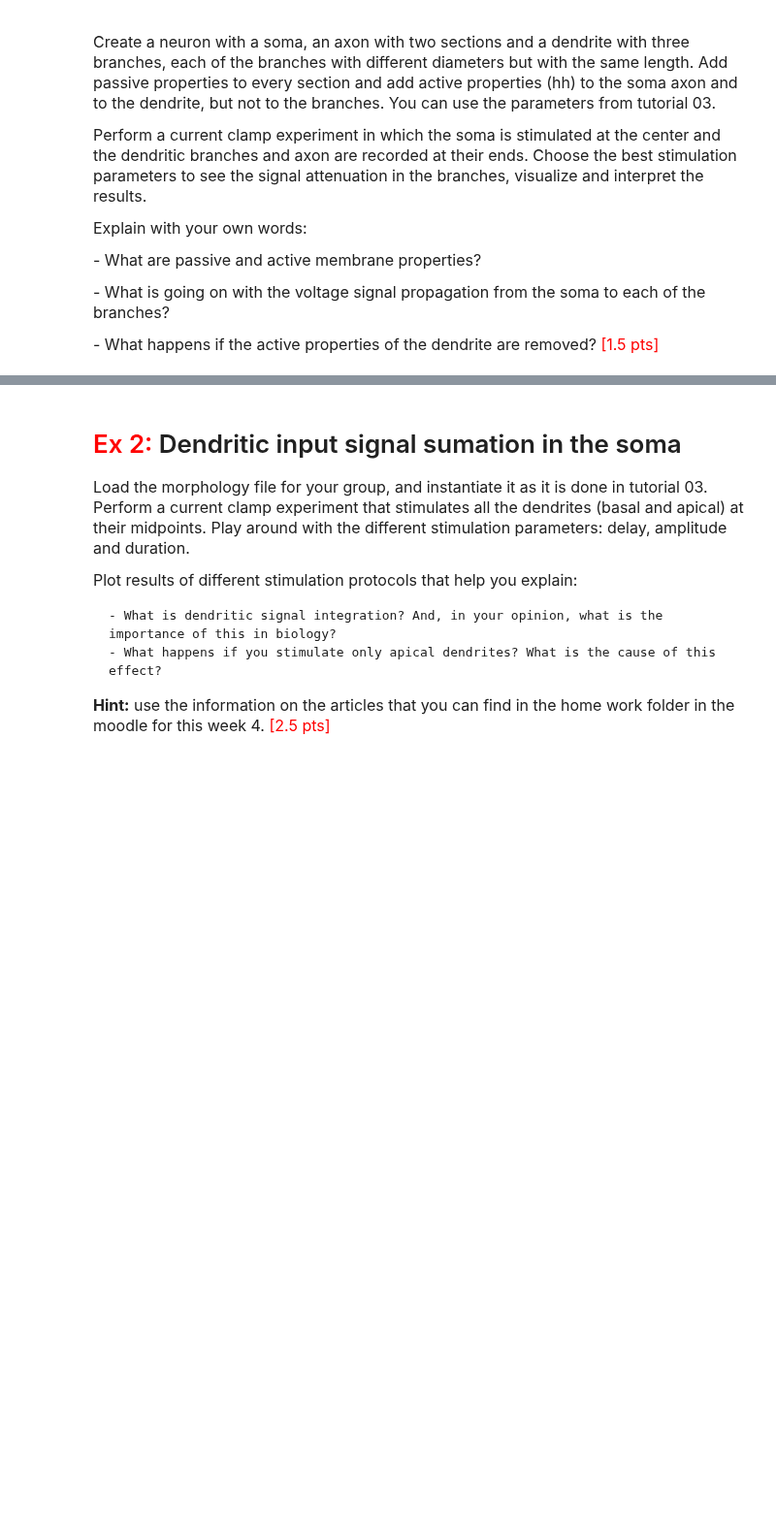
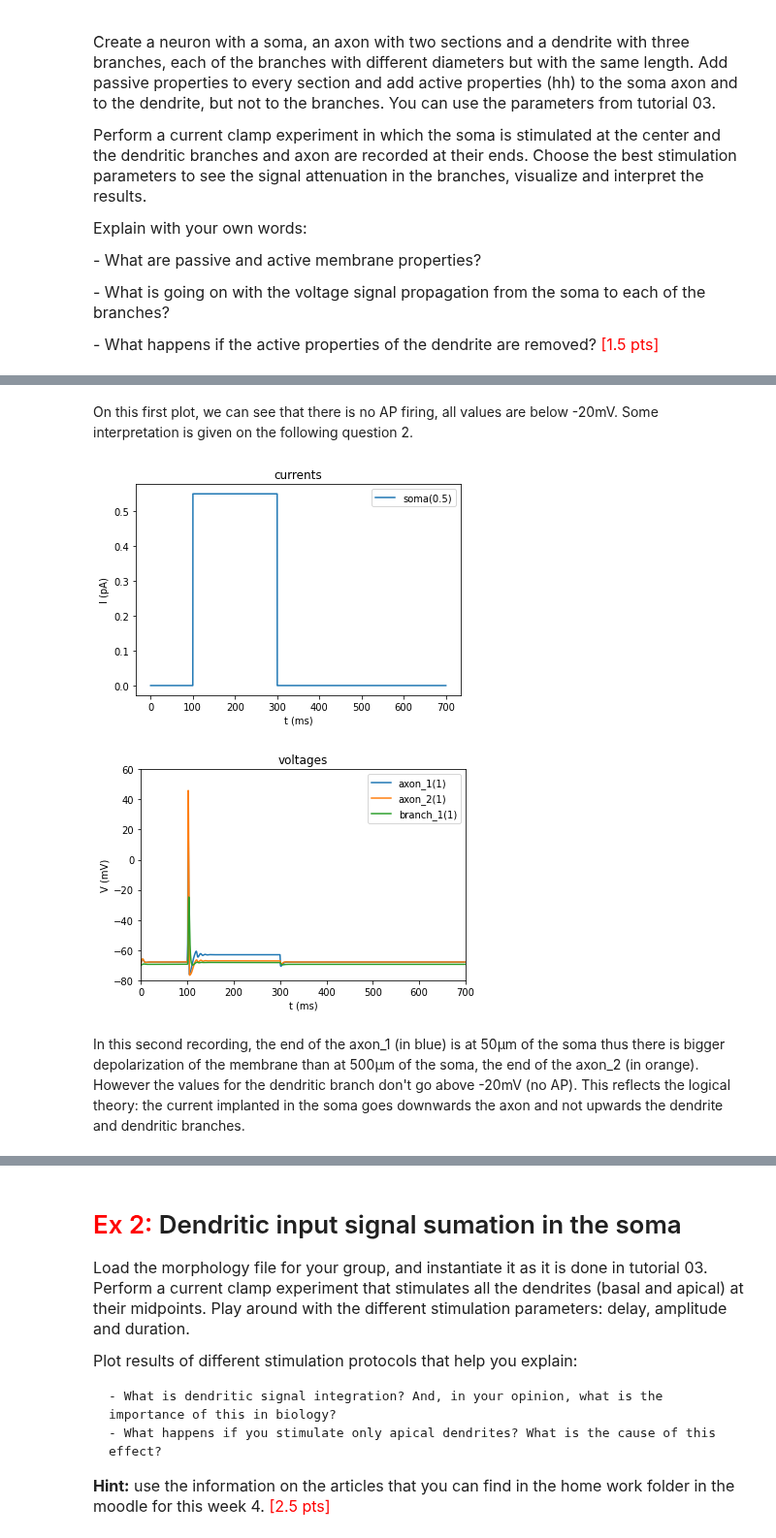
Before and after one commit to AlbrechtAlice/In-Silico-Neuroscience, a Jupyter notebook: Week4_HomeWork.ipynb, the cells around one changed output, grey strips where cells are left out. Shown at 97% size. Cells and saved outputs as stored; diff of their text form; code cells hidden in the pictures; blank space fills up the shorter version.

```diff
--- a/Week4_HomeWork.ipynb
+++ b/Week4_HomeWork.ipynb
@@ -289 +288,24 @@ tvi_plots(init_run(v_init, t_stop), voltage_records, current_records, vmax=60)
+# %% [markdown]
+On this first plot, we can see that there is no AP firing, all values are below -20mV. Some interpretation is given on the following question 2.
+# %%
+reset()
+
+# Setup stimulations and recordings
+# Put current on the middle of the soma
+iclamp(soma(0.5), amplitude=0.55, delay=100, duration=200)
+
+# Record voltage at the end of the axon sections and one dendritic branch (because all same results)
+record_voltage(axon1(1))
+record_voltage(axon2(1))
+record_voltage(branch_1(1))
+
+# Simulate and plot
+v_init = -70
+t_stop = 700
+tvi_plots(init_run(v_init, t_stop), voltage_records, current_records, vmax=60)
+# %% [output]
+[figure, added]
+[figure, added]
+# %% [markdown]
+In this second recording, the end of the axon_1 (in blue) is at 50µm of the soma thus there is bigger depolarization of the membrane than at 500µm of the soma, the end of the axon_2 (in orange). However the values for the dendritic branch don't go above -20mV (no AP). This reflects the logical theory: the current implanted in the soma goes downwards the axon and not upwards the dendrite and dendritic branches.
 # %% [markdown]
```
Also changed, not shown: parts of 15 cells of this notebook.
